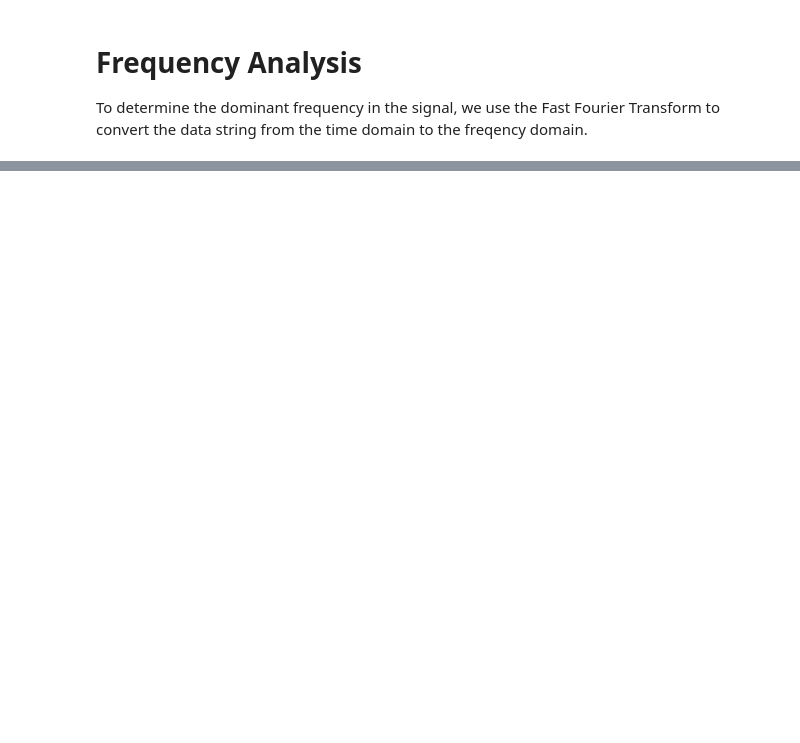
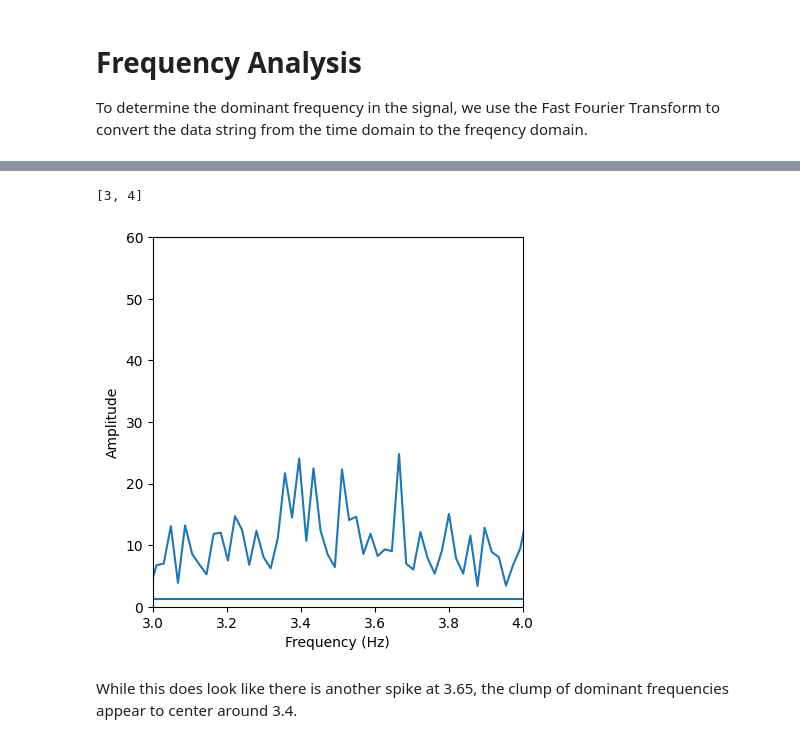
Before and after one commit to dmkahler/Fluid-Mechanics, a Jupyter notebook: Lab04_vonKarman/vonKarmanDataAnalysis.ipynb, the cells around one changed output, grey strips where cells are left out. Saved outputs shown, nothing was run; the diff lists cells and outputs as text; code cells hidden in the pictures; blank space fills up the shorter version.

```diff
--- a/Lab04_vonKarman/vonKarmanDataAnalysis.ipynb
+++ b/Lab04_vonKarman/vonKarmanDataAnalysis.ipynb
@@ -35,17 +67,24 @@ plt.show()
 # %%
 # the raw result shows the full frequency range including negative frequencies.  We don't need those for this analysis.
+a = [3,4]  # frequency range to plot
+ar = (a[1]-a[0])/60 # aspect ratio to make square
 plt.plot(frequencies, np.abs(fft_result))
 plt.xlabel('Frequency (Hz)')
 plt.ylabel('Amplitude')
-plt.xlim(0, 6) # use a reasonable range for the frequencies - be sure to be able to read off the dominant frequency
+plt.xlim(a) # use a reasonable range for the frequencies - be sure to be able to read off the dominant frequency
 plt.ylim(0, 60)
-plt.gca().set_aspect(0.1, adjustable='box') # set aspect ratio to be equal
+plt.gca().set_aspect(ar, adjustable='box') # set aspect ratio to be equal
 
 # Save the plot
 # Save as EPS
 #plt.savefig("plot.eps", format="eps")
 # encapsulated postscript format is preferred for publication, but it is harder with which to work.
 # Save as PNG
 plt.savefig("von010mm.png", format="png", dpi=300)  # dpi controls resolution
 
 plt.show()
+# %% [output]
+[3, 4]
+[figure, added]
+# %% [markdown]
+While this does look like there is another spike at 3.65, the clump of dominant frequencies appear to center around 3.4.
```
Also changed, not shown: parts of 8 cells of this notebook, 1 other file.
